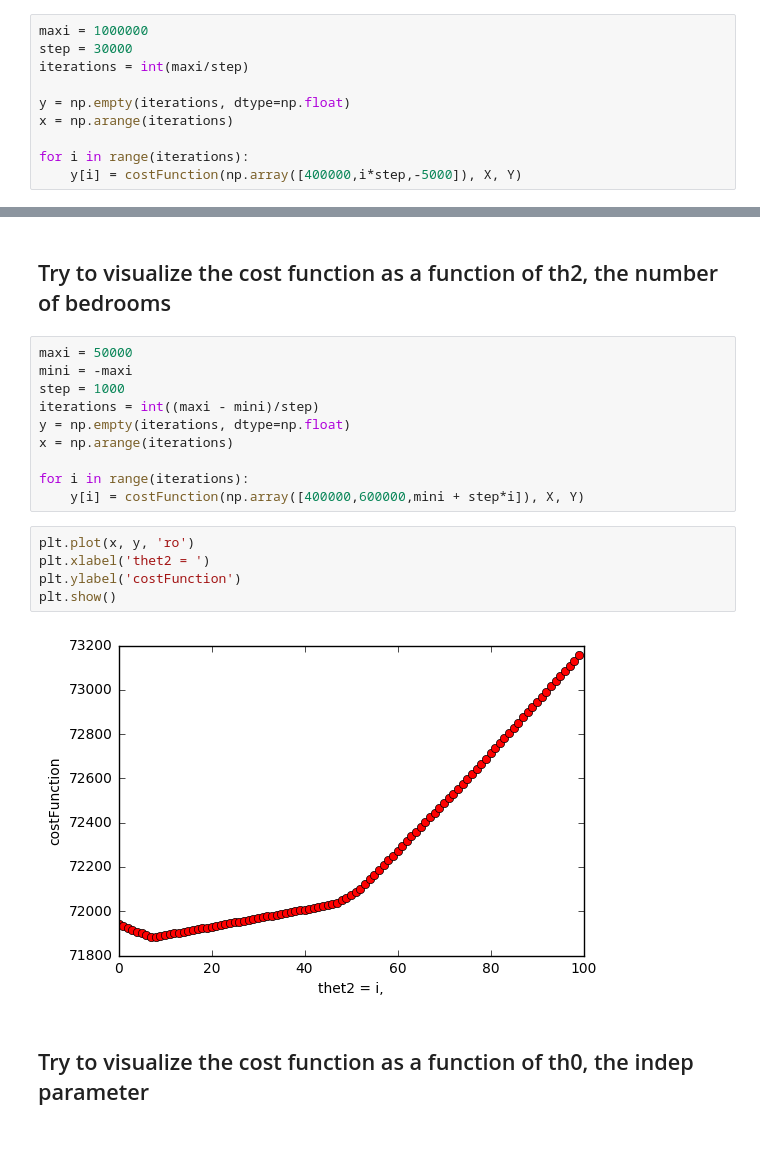
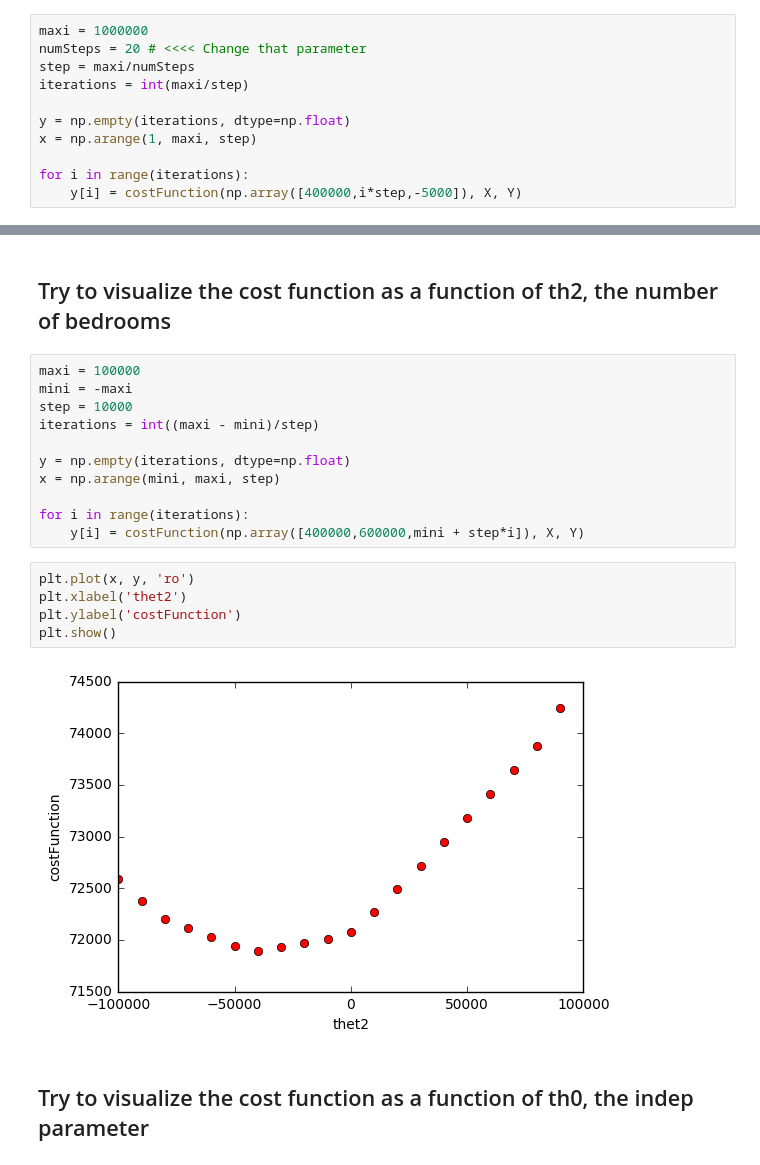
Before and after one commit to juanjoneri/Learning-Machine-Learning, a Jupyter notebook: Linear Regression/Linear Regression with 2 Variables.ipynb, the cells around one changed output, grey strips where cells are left out. Drawn from its saved outputs; the diff is of its cells as text.

Commit message:
finish linear regression using plot method

```diff
--- a/Linear Regression/Linear Regression with 2 Variables.ipynb
+++ b/Linear Regression/Linear Regression with 2 Variables.ipynb
@@ -69,11 +69,12 @@ costFunction(np.array([400000,500000,10000]), X, Y)
 ## Try to visualize the cost function as a function of th1, the size of the house
 # %%
 maxi = 1000000
-step = 30000
+numSteps = 20 # <<<< Change that parameter
+step = maxi/numSteps
 iterations = int(maxi/step)
 
 y = np.empty(iterations, dtype=np.float)
-x = np.arange(iterations)
+x = np.arange(1, maxi, step)
 
 for i in range(iterations):
     y[i] = costFunction(np.array([400000,i*step,-5000]), X, Y)
@@ -87,22 +88,23 @@ plt.show()
 # %% [markdown]
 ## Try to visualize the cost function as a function of th2, the number of bedrooms
 # %%
-maxi = 50000
+maxi = 100000
 mini = -maxi
-step = 1000
+step = 10000
 iterations = int((maxi - mini)/step)
+
 y = np.empty(iterations, dtype=np.float)
-x = np.arange(iterations)
+x = np.arange(mini, maxi, step)
 
 for i in range(iterations):
     y[i] = costFunction(np.array([400000,600000,mini + step*i]), X, Y)
 # %%
 plt.plot(x, y, 'ro')
-plt.xlabel('thet2 = ')
+plt.xlabel('thet2')
 plt.ylabel('costFunction')
 plt.show()
 # %% [output]
-[figure, old version]
+[figure, new version]
 # %% [markdown]
 ## Try to visualize the cost function as a function of th0, the indep parameter
 # %%
```
Also changed, not shown: parts of 4 cells of this notebook.
